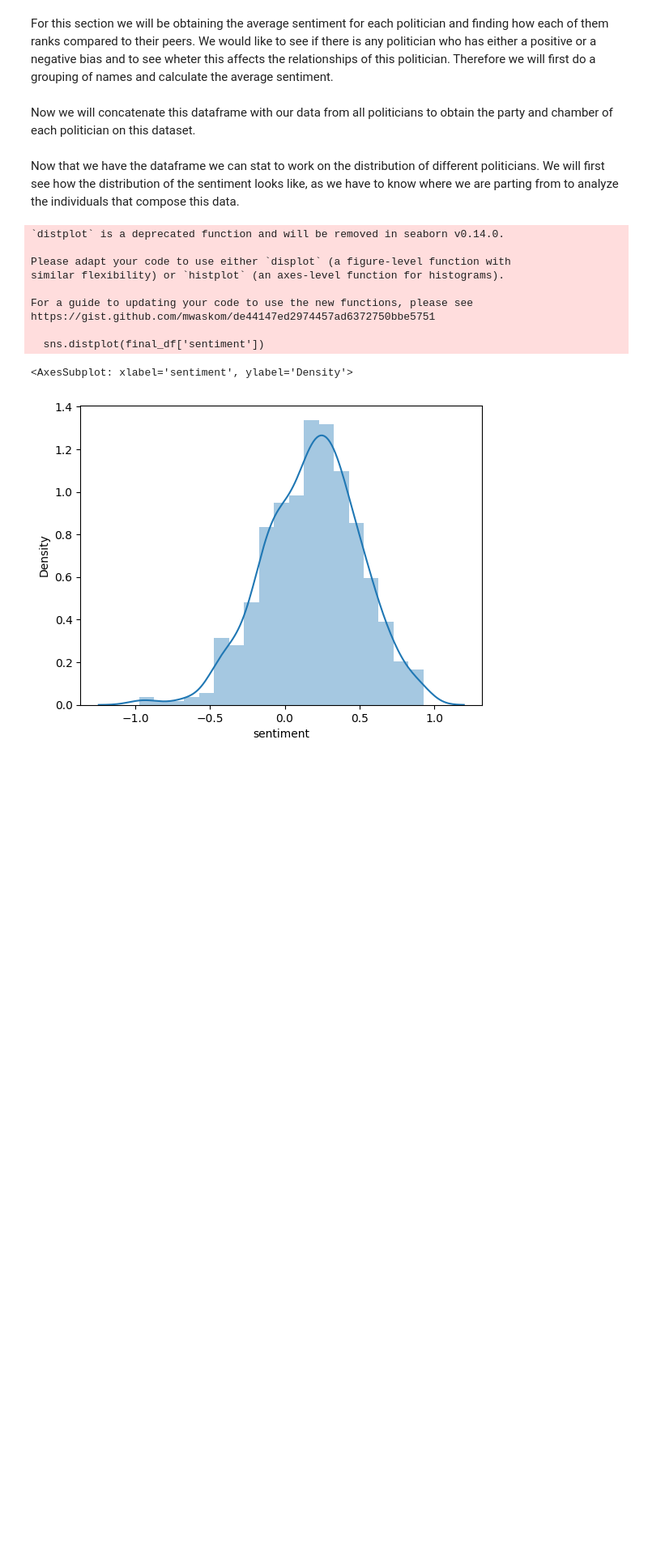
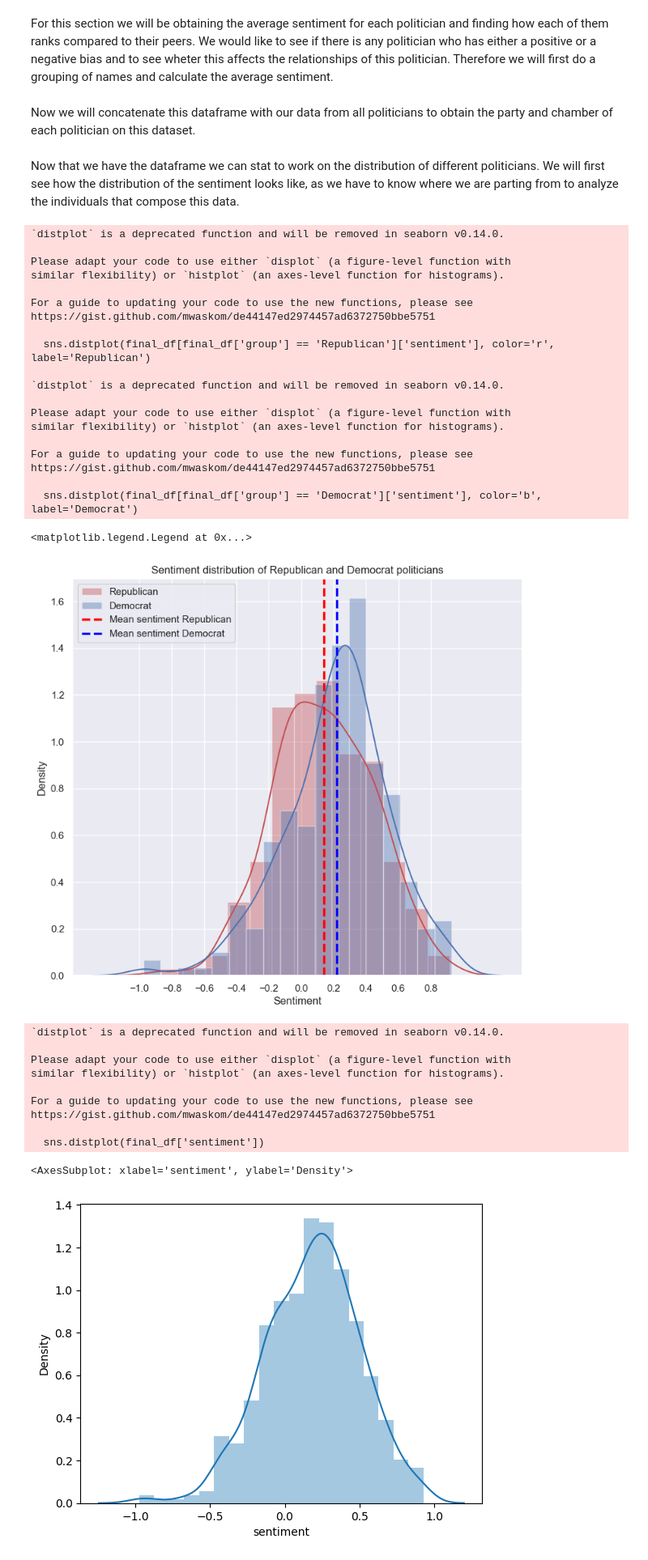
Before and after one commit to WizenPainter/Politician_Graph, a Jupyter notebook: Final_report.ipynb, the cells around one changed output. Shown at 81% size. Cells and saved outputs as stored; diff of their text form; code cells hidden in the pictures; blank space fills up the shorter version.

```diff
--- a/Final_report.ipynb
+++ b/Final_report.ipynb
@@ -40,6 +40,48 @@ poli2 = poli[['name','group', 'chamber']]
 final_df = poli2.join(df2, on='name')
 # %% [markdown]
 Now that we have the dataframe we can stat to work on the distribution of different politicians. We will first see how the distribution of the sentiment looks like, as we have to know where we are parting from to analyze the individuals that compose this data.
+# %%
+sns.set(rc={'figure.figsize':(9,8)})
+sns.set(font_scale=1)
+sns.distplot(final_df[final_df['group'] == 'Republican']['sentiment'], color='r', label='Republican')
+sns.distplot(final_df[final_df['group'] == 'Democrat']['sentiment'], color='b', label='Democrat')
+plt.axvline(x=final_df[final_df['group'] == 'Republican'].sentiment.mean(),
+            color='red',
+            ls='--',
+            lw=2.5
+            ,label='Mean sentiment Republican')
+plt.axvline(x=final_df[final_df['group'] == 'Democrat'].sentiment.mean(),
+            color='blue',
+            ls='--',
+            lw=2.5,
+            label='Mean sentiment Democrat')
+plt.title('Sentiment distribution of Republican and Democrat politicians')
+plt.xlabel('Sentiment')
+plt.ylabel('Density')
+plt.xticks(np.arange(-1, 1, 0.2))
+plt.legend()
+# %% [output]
+`distplot` is a deprecated function and will be removed in seaborn v0.14.0.
+
+Please adapt your code to use either `displot` (a figure-level function with
+similar flexibility) or `histplot` (an axes-level function for histograms).
+
+For a guide to updating your code to use the new functions, please see
+https://gist.github.com/mwaskom/de44147ed2974457ad6372750bbe5751
+
+  sns.distplot(final_df[final_df['group'] == 'Republican']['sentiment'], color='r', label='Republican')
+
+`distplot` is a deprecated function and will be removed in seaborn v0.14.0.
+
+Please adapt your code to use either `displot` (a figure-level function with
+similar flexibility) or `histplot` (an axes-level function for histograms).
+
+For a guide to updating your code to use the new functions, please see
+https://gist.github.com/mwaskom/de44147ed2974457ad6372750bbe5751
+
+  sns.distplot(final_df[final_df['group'] == 'Democrat']['sentiment'], color='b', label='Democrat')
+<matplotlib.legend.Legend at 0x...>
+[figure, added]
 # %%
 sns.distplot(final_df['sentiment'])
 # %% [output]
```
Also changed, not shown: parts of 2 cells of this notebook.
